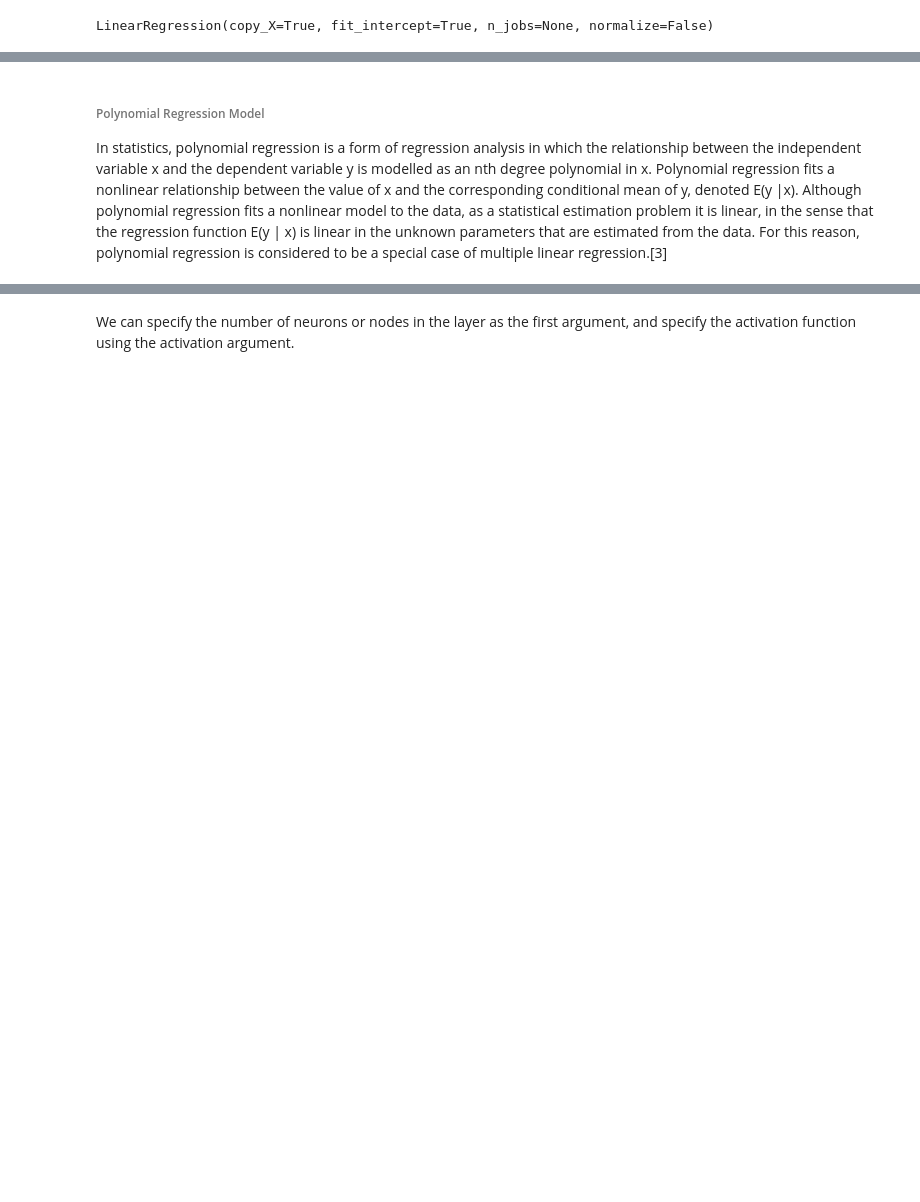
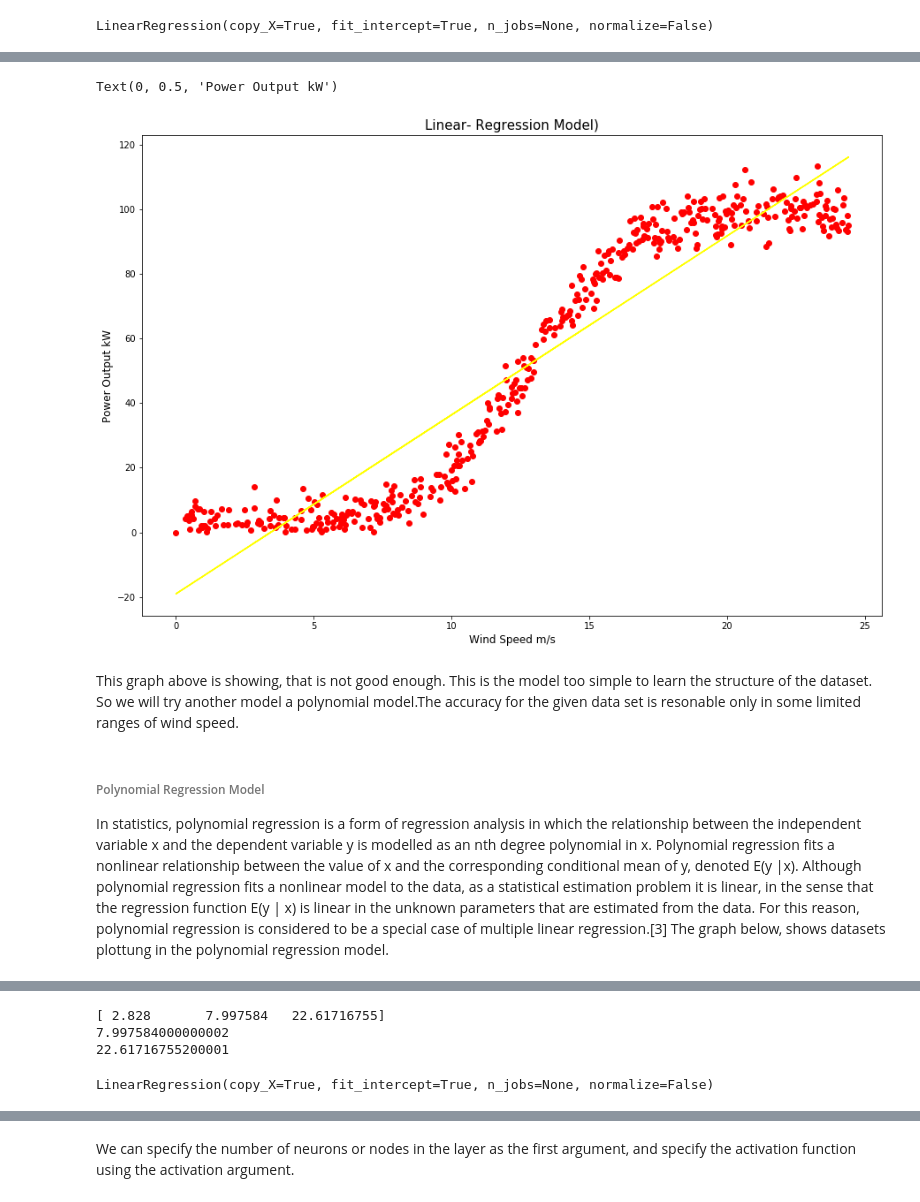
Before and after one commit to rituteval/MLS--project, a Jupyter notebook: MLS-project.ipynb, the cells around one changed output, grey strips where cells are left out. Cells and saved outputs as stored; diff of their text form; code cells hidden in the pictures; blank space fills up the shorter version.

```diff
--- a/MLS-project.ipynb
+++ b/MLS-project.ipynb
@@ -148,11 +150,11 @@ power    49
 dtype: int64
 # %%
 # Selected dataset from speed and power  0.
-clean_d = df[(df["speed"]==0) & (df["power"]==0)]
+new_data = df[(df["speed"]==0) & (df["power"]==0)]
 above_zero = df[(df["speed"]>0) & (df["power"]>0)] # Values > 0
-clean_d = clean_d.append(above_zero)# Appended data
+new_data = new_data.append(above_zero)# Appended data
 
-clean_d
+new_data
 # %% [output]
 |  | speed | power |
 | 0 | 0.000 | 0.000 |
@@ -218,3 +221,14 @@ model = lin.LinearRegression()
 model.fit(x, y)
 r = model.score(x, y)
 p = [model.intercept_, model.coef_[0]]
+# %%
+
+# Splitted data, converted to numpy arrays.
+x = new_data['speed'].values.reshape(-1,1)
+y = new_data['power'].values.reshape(-1,1)
+
+# Splitted dataset into training. After I tested it.
+x_train, x_test, y_train, y_test = train_test_split(x, y, test_size = 0.2, random_state = 10)
+
+# Tested variable.
+print(x_train.shape, x_test.shape, y_train.shape, y_test.shape)
@@ -221,12 +239,6 @@ p = [model.intercept_, model.coef_[0]]
 # %%
-from sklearn.linear_model import LinearRegression
-regressor = LinearRegression()
-regressor.fit(X_train, y_train)
+from sklearn.linear_model import LinearRegression # Imported LinearRegression from sklearn.
+regression = LinearRegression()
+regression.fit(x_train, y_train)
 # %% [output]
 LinearRegression(copy_X=True, fit_intercept=True, n_jobs=None, normalize=False)
-# %%
-import sklearn
-from sklearn.linear_model import LinearRegression
-# Reshaped  data
-X = df_clean["speed"].values.reshape(-1,1)
-y = df_clean["power"].values.reshape(-1,1)
@@ -257,14 +282,20 @@ NameError: name 'linear_model' is not defined
 # %%
-plt.figure(figsize=(18,10))
-plt.scatter(X, y, color='red')
-plt.plot(X_train, linReg_model.predict(X_train), color='yellow')
-plt.title('Linear Regression )',fontsize=16)
-plt.xlabel('Wind Speed $[m/s]$',fontsize=16)
-plt.ylabel('Power Output $[kW]$',fontsize=16)
+plt.figure(figsize=(15, 10))
+plt.scatter(x, y, color='red', label='data')
+plt.plot(x_train, regression.predict(x_train), color='yellow')
+plt.title('Linear- Regression Model)',fontsize=15)
+plt.xlabel('Wind Speed m/s',fontsize=12)
+plt.ylabel('Power Output kW',fontsize=12)
+# %% [output]
+Text(0, 0.5, 'Power Output kW')
+[figure, added]
+# %% [markdown]
+This graph above is showing, that is not good enough. This is the model too simple to learn the structure of the dataset. So we will try another model a polynomial model.The accuracy for the given data set is resonable only in some limited ranges of wind speed.
 # %% [markdown]
 ######  Polynomial Regression Model
 In statistics, polynomial regression is a form of regression analysis in which the relationship between the independent variable x and the dependent variable y is modelled as an nth degree polynomial in x.
  Polynomial regression fits a nonlinear relationship between the value of x and the corresponding conditional mean of y, denoted E(y |x). Although polynomial regression fits a nonlinear model to the data, as a statistical estimation problem it is linear, in the sense that the regression function E(y | x) is linear in the unknown parameters that are estimated from the data. For this reason, polynomial regression is considered to be a special case of multiple linear regression.[3]
+ The graph below, shows datasets plottung in the polynomial regression model.
 # %% [markdown]
 ![image.png](attachment:image.png)
 # %%
@@ -339,0 +327,14 @@ print(y_pred)
+# %%
+# Checked x_train_poly about really or not x, x^2, x^3.
+print(x_train_poly[0])
+print(x_train_poly[0][0]**2)
+print(x_train_poly[0][0]**3)
+# %% [output]
+[ 2.828       7.997584   22.61716755]
+7.997584000000002
+22.61716755200001
+# %%
+regressionPred = linear_model.LinearRegression()
+regressionPred.fit(x_train_poly, y_train)
+# %% [output]
+LinearRegression(copy_X=True, fit_intercept=True, n_jobs=None, normalize=False)
```
Also changed, not shown: parts of 33 cells of this notebook.
